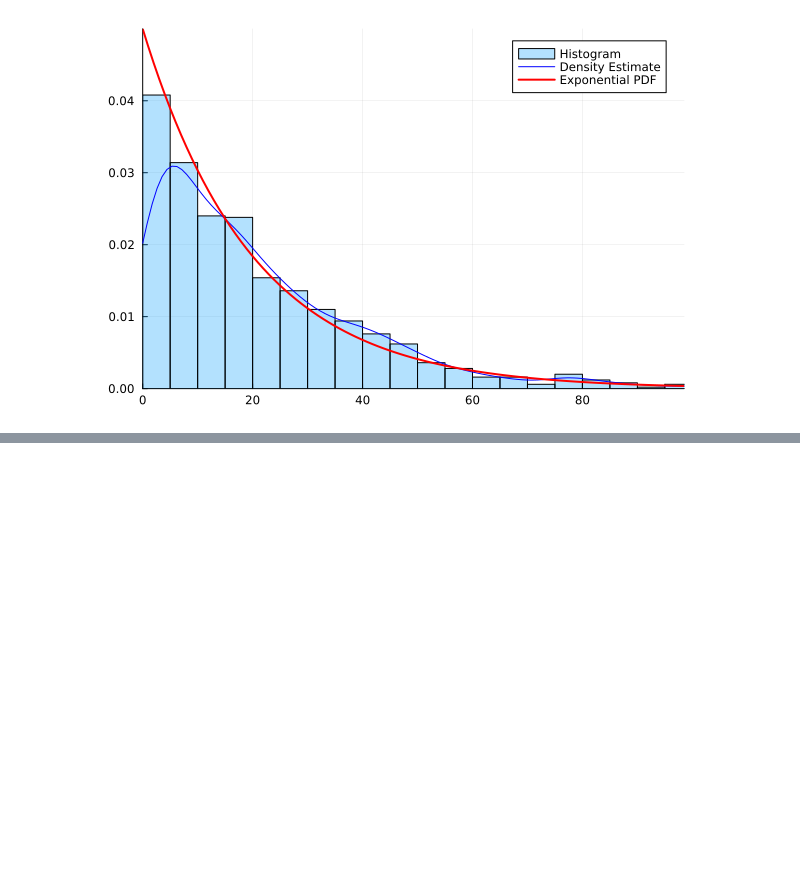
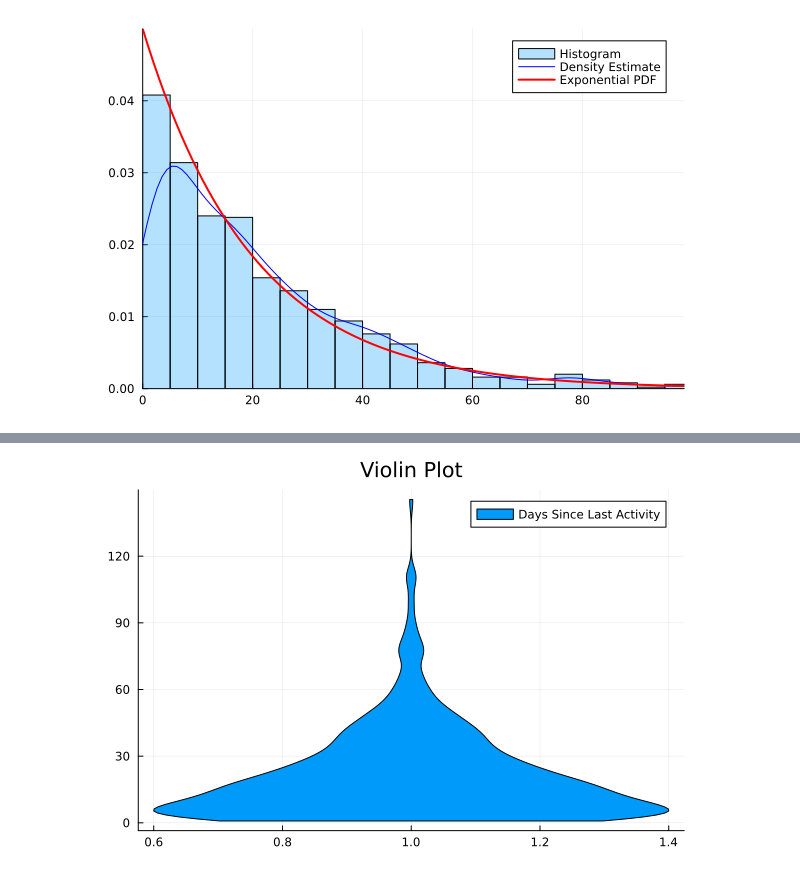
Before and after one commit to tndd/Mymljl, a Jupyter notebook: src/011_prac_self_model.ipynb, the cells around one changed output, grey strips where cells are left out. Cells and saved outputs as stored; diff of their text form; code cells hidden in the pictures; blank space fills up the shorter version.

```diff
--- a/src/011_prac_self_model.ipynb
+++ b/src/011_prac_self_model.ipynb
@@ -85,0 +105,8 @@ display(combined_plot)
+# %%
+violin(
+    DaysSinceLastActivity,
+    label="Days Since Last Activity",
+    title="Violin Plot"
+)
+# %% [output]
+[figure, added]
```
Also changed, not shown: parts of 2 cells of this notebook.
